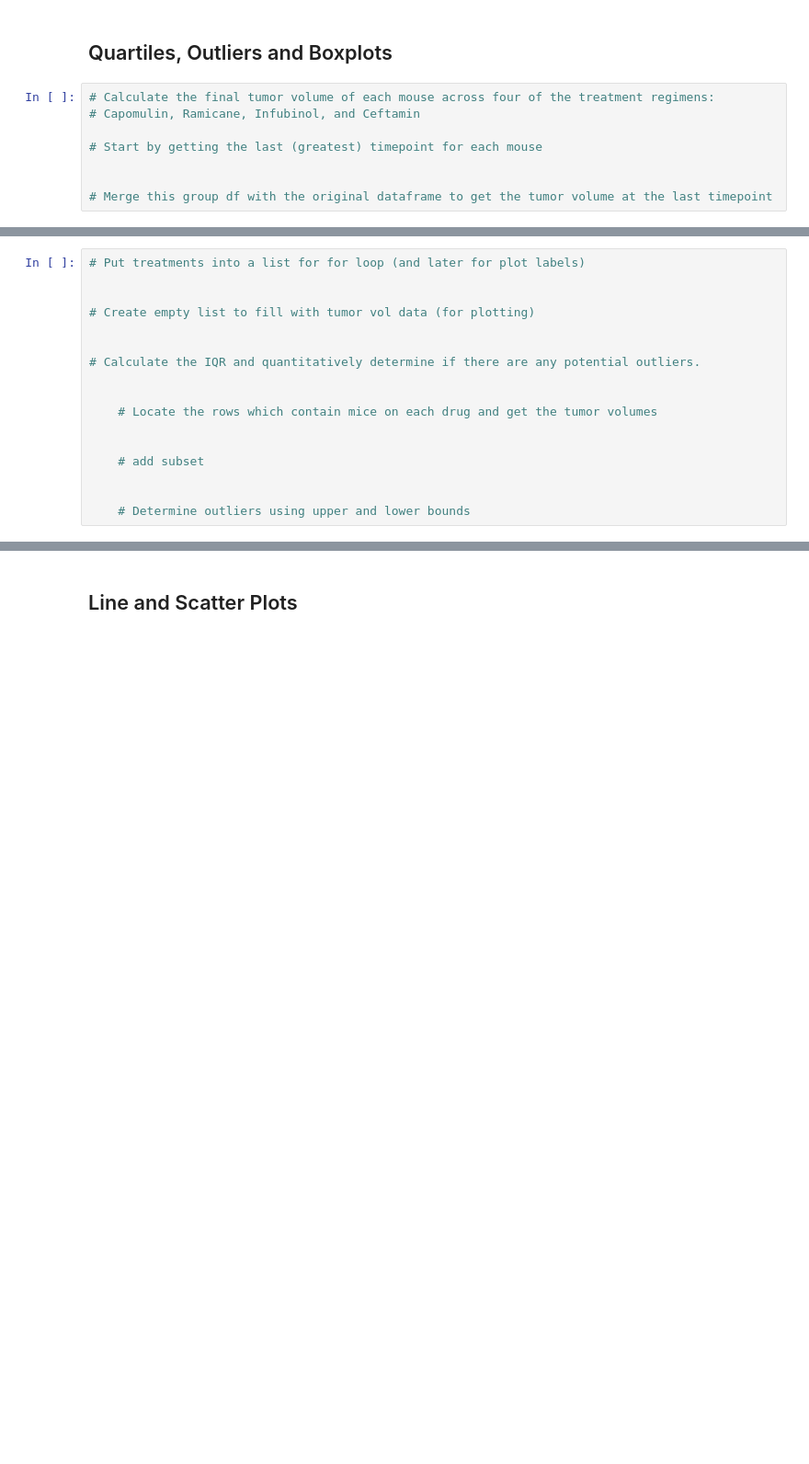
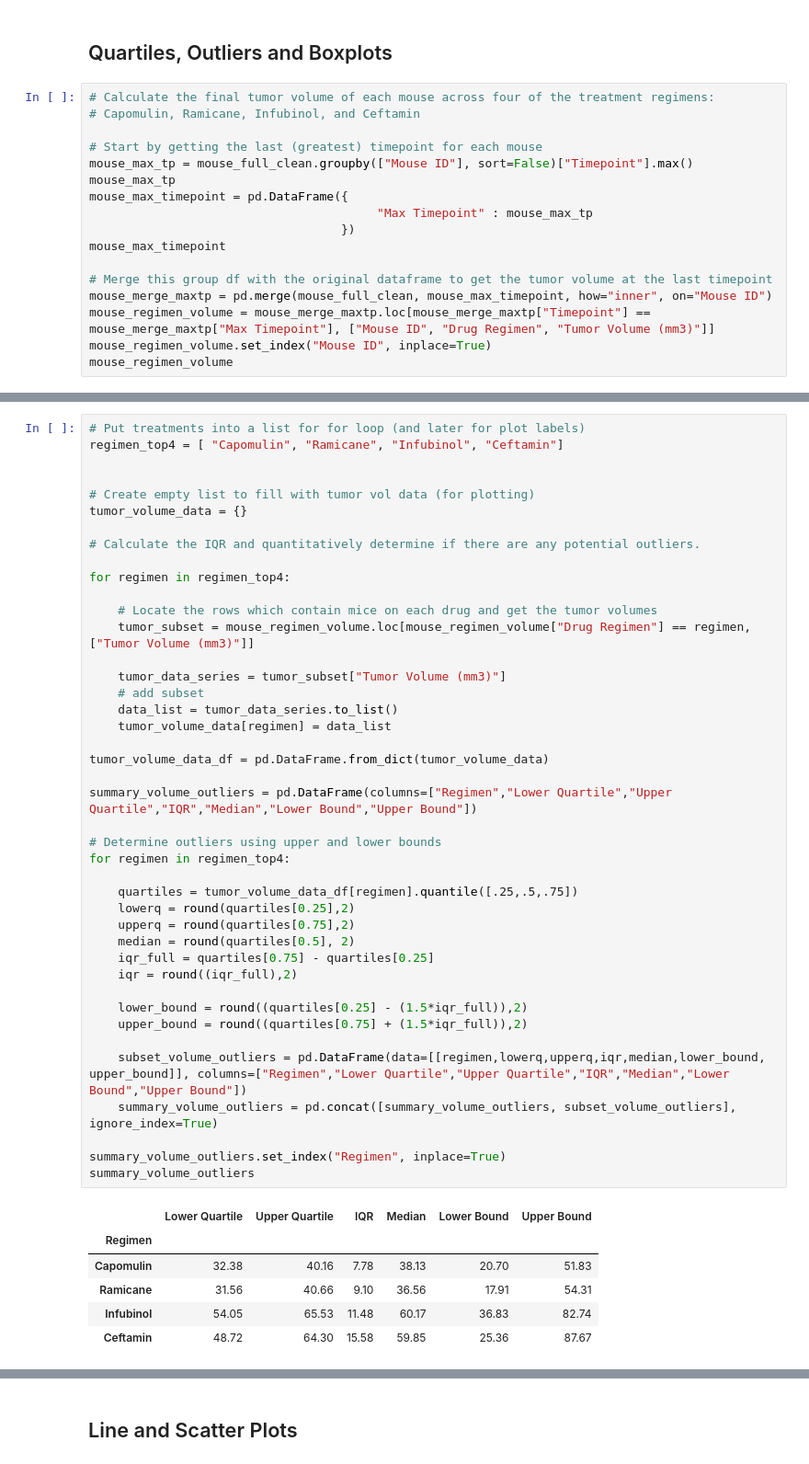
Before and after one commit to etassone1974/matplotlib-challenge, a Jupyter notebook: pymaceuticals_starter.ipynb, the cells around one changed output, grey strips where cells are left out. Shown at 92% size. Drawn from its saved outputs; the diff is of its cells as text; blank space fills up the shorter version.

```diff
--- a/pymaceuticals_starter.ipynb
+++ b/pymaceuticals_starter.ipynb
@@ -284,6 +284,15 @@ plt.show()
 # Capomulin, Ramicane, Infubinol, and Ceftamin
 
 # Start by getting the last (greatest) timepoint for each mouse
-
+mouse_max_tp = mouse_full_clean.groupby(["Mouse ID"], sort=False)["Timepoint"].max()
+mouse_max_tp
+mouse_max_timepoint = pd.DataFrame({
+                                        "Max Timepoint" : mouse_max_tp
+                                   })
+mouse_max_timepoint
 
 # Merge this group df with the original dataframe to get the tumor volume at the last timepoint
+mouse_merge_maxtp = pd.merge(mouse_full_clean, mouse_max_timepoint, how="inner", on="Mouse ID")
+mouse_regimen_volume = mouse_merge_maxtp.loc[mouse_merge_maxtp["Timepoint"] == mouse_merge_maxtp["Max Timepoint"], ["Mouse ID", "Drug Regimen", "Tumor Volume (mm3)"]]
+mouse_regimen_volume.set_index("Mouse ID", inplace=True)
+mouse_regimen_volume
@@ -290,19 +314,51 @@ plt.show()
 # %%
 # Put treatments into a list for for loop (and later for plot labels)
+regimen_top4 = [ "Capomulin", "Ramicane", "Infubinol", "Ceftamin"]
 
 
 # Create empty list to fill with tumor vol data (for plotting)
-
+tumor_volume_data = {}
 
 # Calculate the IQR and quantitatively determine if there are any potential outliers.
 
+for regimen in regimen_top4:
 
     # Locate the rows which contain mice on each drug and get the tumor volumes
+    tumor_subset = mouse_regimen_volume.loc[mouse_regimen_volume["Drug Regimen"] == regimen, ["Tumor Volume (mm3)"]]
 
+    tumor_data_series = tumor_subset["Tumor Volume (mm3)"]
+    # add subset
+    data_list = tumor_data_series.to_list()
+    tumor_volume_data[regimen] = data_list
 
-    # add subset
+tumor_volume_data_df = pd.DataFrame.from_dict(tumor_volume_data)
 
+summary_volume_outliers = pd.DataFrame(columns=["Regimen","Lower Quartile","Upper Quartile","IQR","Median","Lower Bound","Upper Bound"])
 
-    # Determine outliers using upper and lower bounds
+# Determine outliers using upper and lower bounds
+for regimen in regimen_top4:
+
+    quartiles = tumor_volume_data_df[regimen].quantile([.25,.5,.75])
+    lowerq = round(quartiles[0.25],2)
+    upperq = round(quartiles[0.75],2)
+    median = round(quartiles[0.5], 2)
+    iqr_full = quartiles[0.75] - quartiles[0.25]
+    iqr = round((iqr_full),2)
+
+    lower_bound = round((quartiles[0.25] - (1.5*iqr_full)),2)
+    upper_bound = round((quartiles[0.75] + (1.5*iqr_full)),2)
+
+    subset_volume_outliers = pd.DataFrame(data=[[regimen,lowerq,upperq,iqr,median,lower_bound, upper_bound]], columns=["Regimen","Lower Quartile","Upper Quartile","IQR","Median","Lower Bound","Upper Bound"])
+    summary_volume_outliers = pd.concat([summary_volume_outliers, subset_volume_outliers], ignore_index=True)
+
+summary_volume_outliers.set_index("Regimen", inplace=True)
+summary_volume_outliers
+# %% [output]
+|  | Lower Quartile | Upper Quartile | IQR | Median | Lower Bound | Upper Bound |
+| Regimen |  |  |  |  |  |  |
+| Capomulin | 32.38 | 40.16 | 7.78 | 38.13 | 20.70 | 51.83 |
+| Ramicane | 31.56 | 40.66 | 9.10 | 36.56 | 17.91 | 54.31 |
+| Infubinol | 54.05 | 65.53 | 11.48 | 60.17 | 36.83 | 82.74 |
+| Ceftamin | 48.72 | 64.30 | 15.58 | 59.85 | 25.36 | 87.67 |
 # %%
 # Generate a box plot of the final tumor volume of each mouse across four regimens of interest
```
Also changed, not shown: parts of 3 cells of this notebook.
